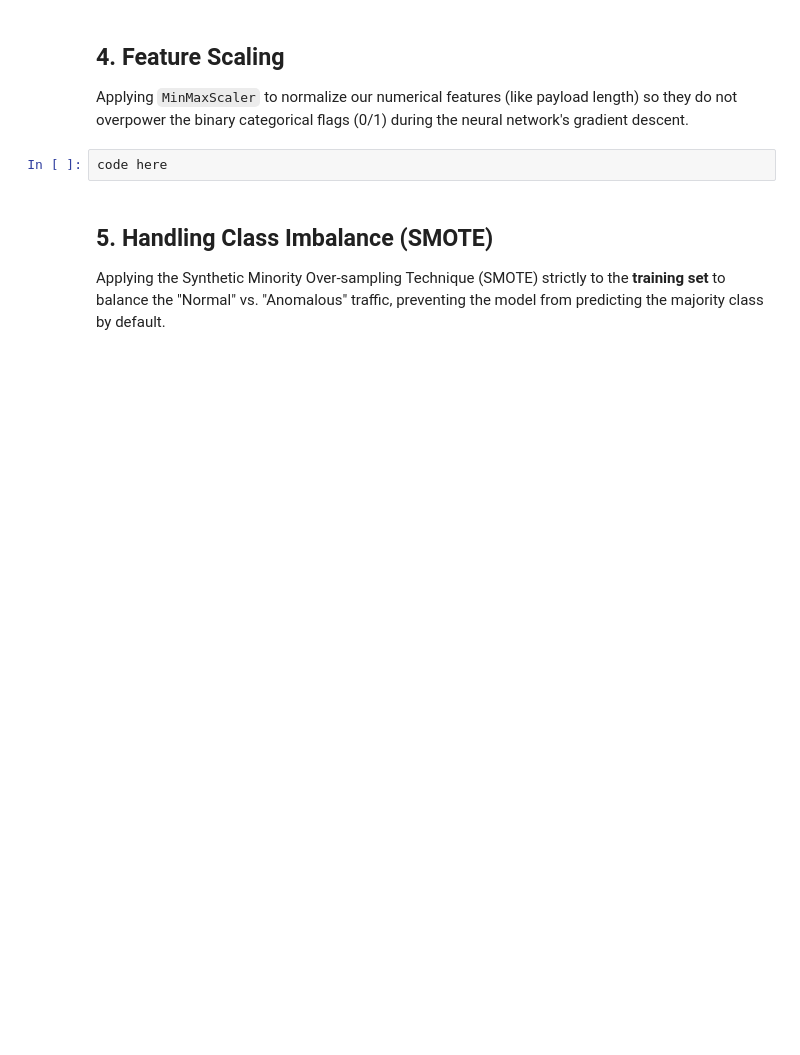
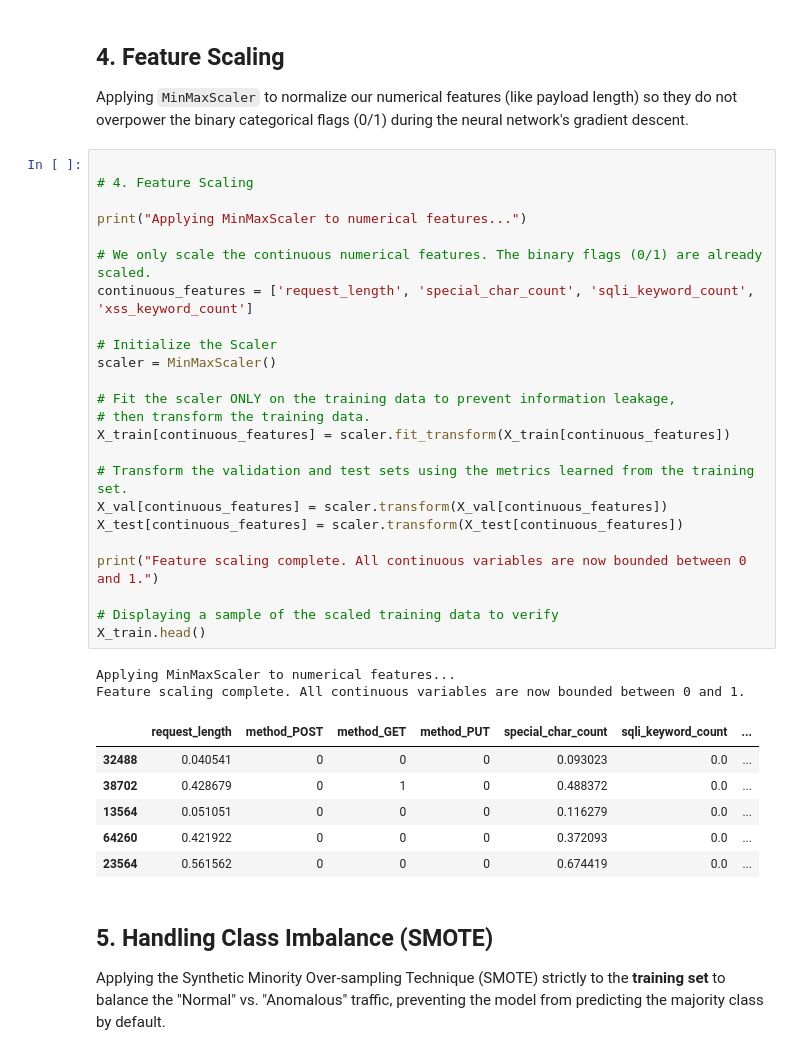
Before and after one commit to izunwaonu/AI-Driven-Behavior-Based-Intrusion-Detection-System, a Jupyter notebook: CSIC_2010_DNN_IDS.ipynb, the cells around one changed output. Saved outputs shown, nothing was run; the diff lists cells and outputs as text; blank space fills up the shorter version.

```diff
--- a/CSIC_2010_DNN_IDS.ipynb
+++ b/CSIC_2010_DNN_IDS.ipynb
@@ -165,7 +194,38 @@ code here
 ## 4. Feature Scaling
 Applying `MinMaxScaler` to normalize our numerical features (like payload length) so they do not overpower the binary categorical flags (0/1) during the neural network's gradient descent.
 # %%
-code here
+
+# 4. Feature Scaling
+
+print("Applying MinMaxScaler to numerical features...")
+
+# We only scale the continuous numerical features. The binary flags (0/1) are already scaled.
+continuous_features = ['request_length', 'special_char_count', 'sqli_keyword_count', 'xss_keyword_count']
+
+# Initialize the Scaler
+scaler = MinMaxScaler()
+
+# Fit the scaler ONLY on the training data to prevent information leakage,
+# then transform the training data.
+X_train[continuous_features] = scaler.fit_transform(X_train[continuous_features])
+
+# Transform the validation and test sets using the metrics learned from the training set.
+X_val[continuous_features] = scaler.transform(X_val[continuous_features])
+X_test[continuous_features] = scaler.transform(X_test[continuous_features])
+
+print("Feature scaling complete. All continuous variables are now bounded between 0 and 1.")
+
+# Displaying a sample of the scaled training data to verify
+X_train.head()
+# %% [output]
+Applying MinMaxScaler to numerical features...
+Feature scaling complete. All continuous variables are now bounded between 0 and 1.
+|  | request_length | method_POST | method_GET | method_PUT | special_char_count | sqli_keyword_count | ... |
+| 32488 | 0.040541 | 0 | 0 | 0 | 0.093023 | 0.0 | ... |
+| 38702 | 0.428679 | 0 | 1 | 0 | 0.488372 | 0.0 | ... |
+| 13564 | 0.051051 | 0 | 0 | 0 | 0.116279 | 0.0 | ... |
+| 64260 | 0.421922 | 0 | 0 | 0 | 0.372093 | 0.0 | ... |
+| 23564 | 0.561562 | 0 | 0 | 0 | 0.674419 | 0.0 | ... |
 # %% [markdown]
 ## 5. Handling Class Imbalance (SMOTE)
 Applying the Synthetic Minority Over-sampling Technique (SMOTE) strictly to the **training set** to balance the "Normal" vs. "Anomalous" traffic, preventing the model from predicting the majority class by default.
```
Also changed, not shown: parts of 8 cells of this notebook.
